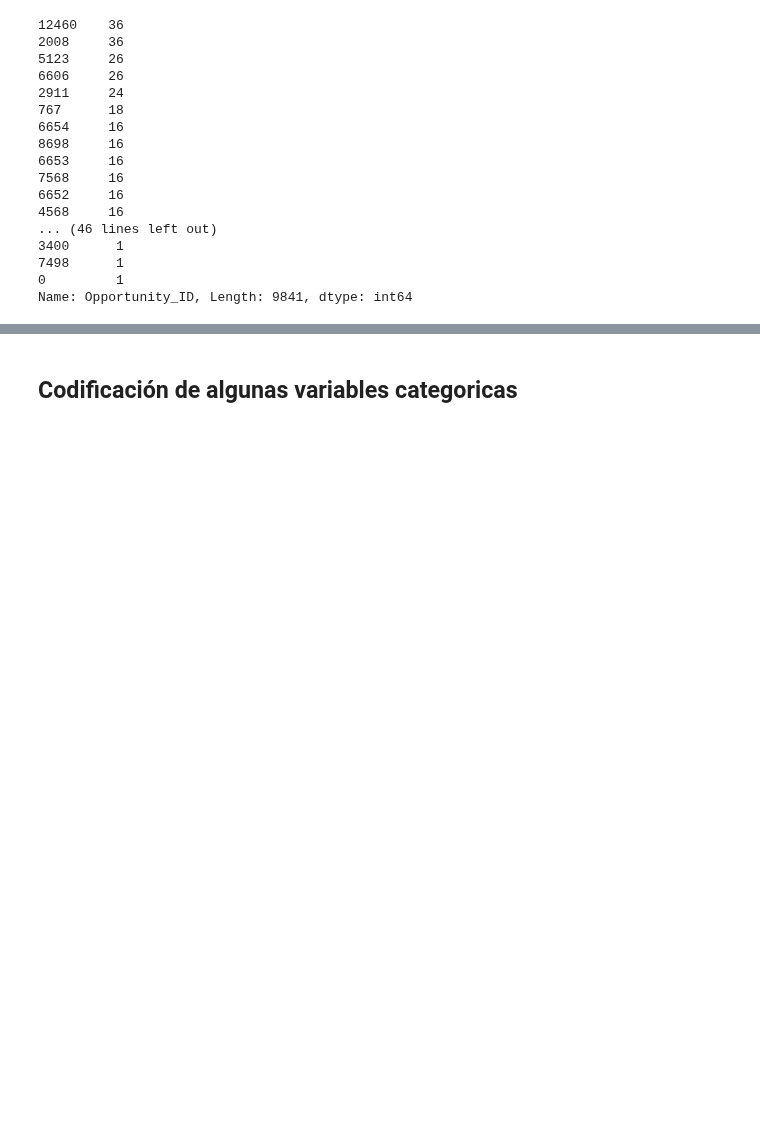
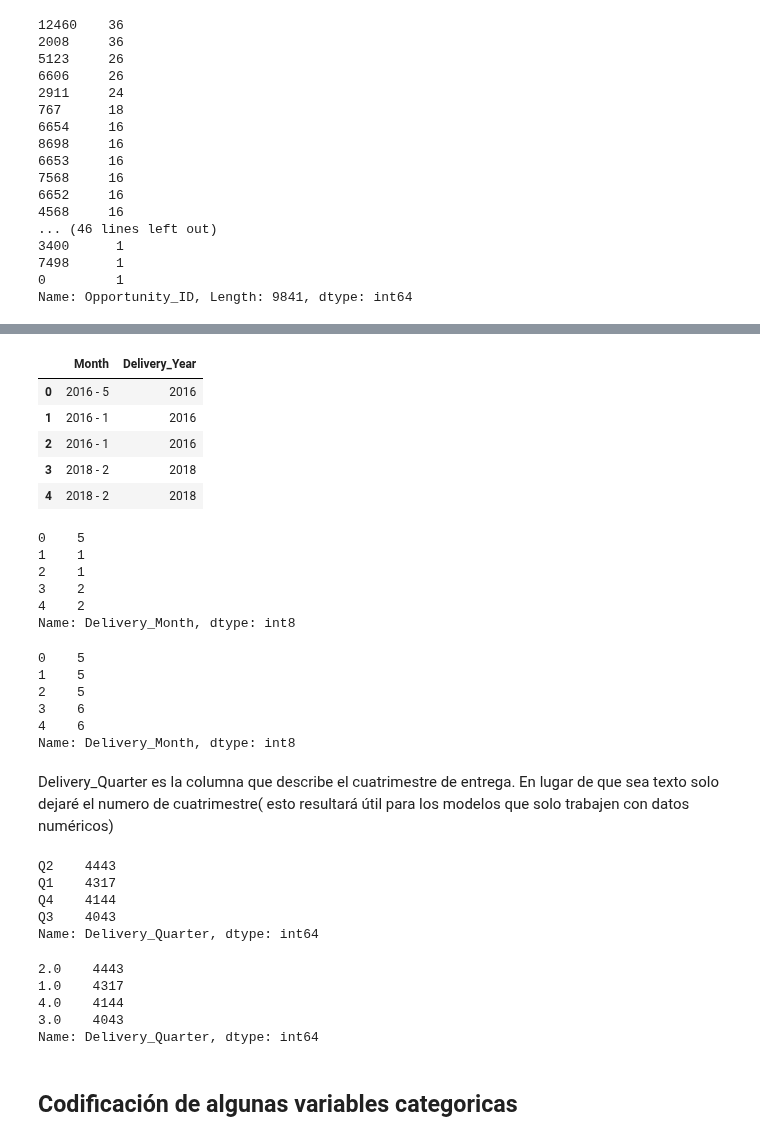
Before and after one commit to joacols/TP_orga_de_datos, a Jupyter notebook: TP2 Generación de set de datos preprocesado.ipynb, the cells around one changed output, grey strips where cells are left out. Drawn from its saved outputs; the diff is of its cells as text; code cells hidden in the pictures; blank space fills up the shorter version.

```diff
--- a/TP2 Generación de set de datos preprocesado.ipynb
+++ b/TP2 Generación de set de datos preprocesado.ipynb
@@ -148,0 +225,52 @@ Name: Opportunity_ID, Length: 9841, dtype: int64
+# %%
+df_train[['Month','Delivery_Year']].head()
+# %% [output]
+|  | Month | Delivery_Year |
+| 0 | 2016 - 5 | 2016 |
+| 1 | 2016 - 1 | 2016 |
+| 2 | 2016 - 1 | 2016 |
+| 3 | 2018 - 2 | 2018 |
+| 4 | 2018 - 2 | 2018 |
+# %%
+df_train["Delivery_Month"] = df_train['Month'].map(lambda x: x.split('-')[1])
+df_train = df_train.astype({"Delivery_Month": np.int8})
+
+df_train["Delivery_Month"].head()
+# %% [output]
+0    5
+1    1
+2    1
+3    2
+4    2
+Name: Delivery_Month, dtype: int8
+# %%
+df_test["Delivery_Month"] = df_test['Month'].map(lambda x: x.split('-')[1])
+df_test = df_test.astype({"Delivery_Month": np.int8})
+
+df_test["Delivery_Month"].head()
+# %% [output]
+0    5
+1    5
+2    5
+3    6
+4    6
+Name: Delivery_Month, dtype: int8
+# %% [markdown]
+Delivery_Quarter es la columna que describe el cuatrimestre de entrega. En lugar de que sea texto solo dejaré el numero de cuatrimestre( esto resultará útil para los modelos que solo trabajen con datos numéricos)
+# %%
+df_train['Delivery_Quarter'].value_counts()
+# %% [output]
+Q2    4443
+Q1    4317
+Q4    4144
+Q3    4043
+Name: Delivery_Quarter, dtype: int64
+# %%
+df_train['Delivery_Quarter']=df_train['Delivery_Quarter'].str.slice(start=-1).astype(float)
+df_train['Delivery_Quarter'].value_counts()
+# %% [output]
+2.0    4443
+1.0    4317
+4.0    4144
+3.0    4043
+Name: Delivery_Quarter, dtype: int64
```
Also changed, not shown: parts of 14 cells of this notebook.
